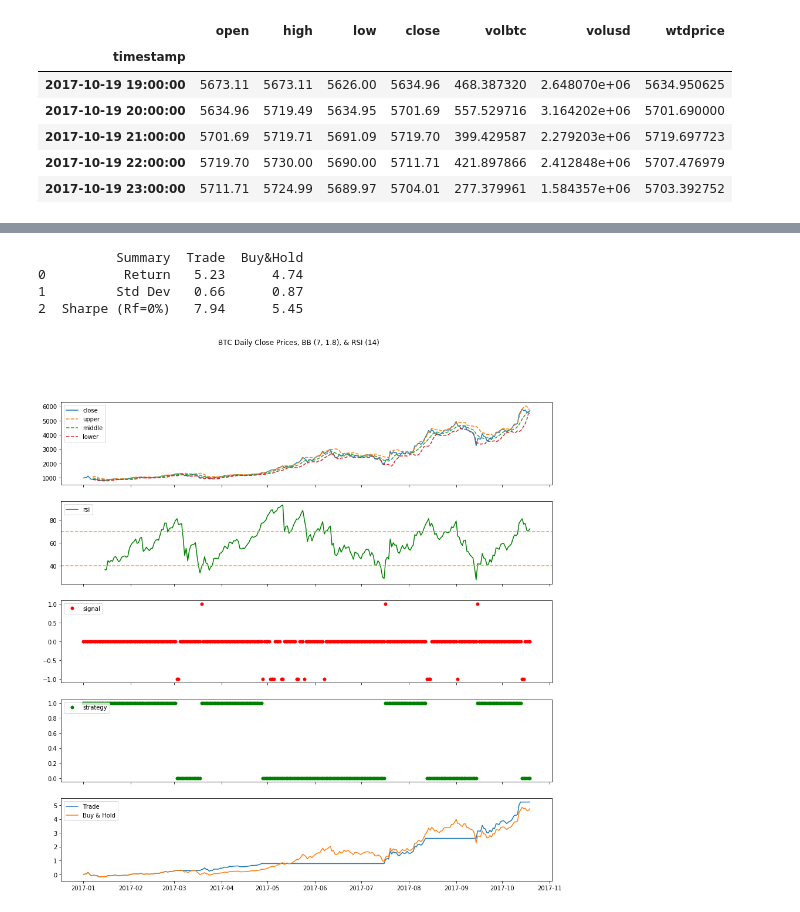
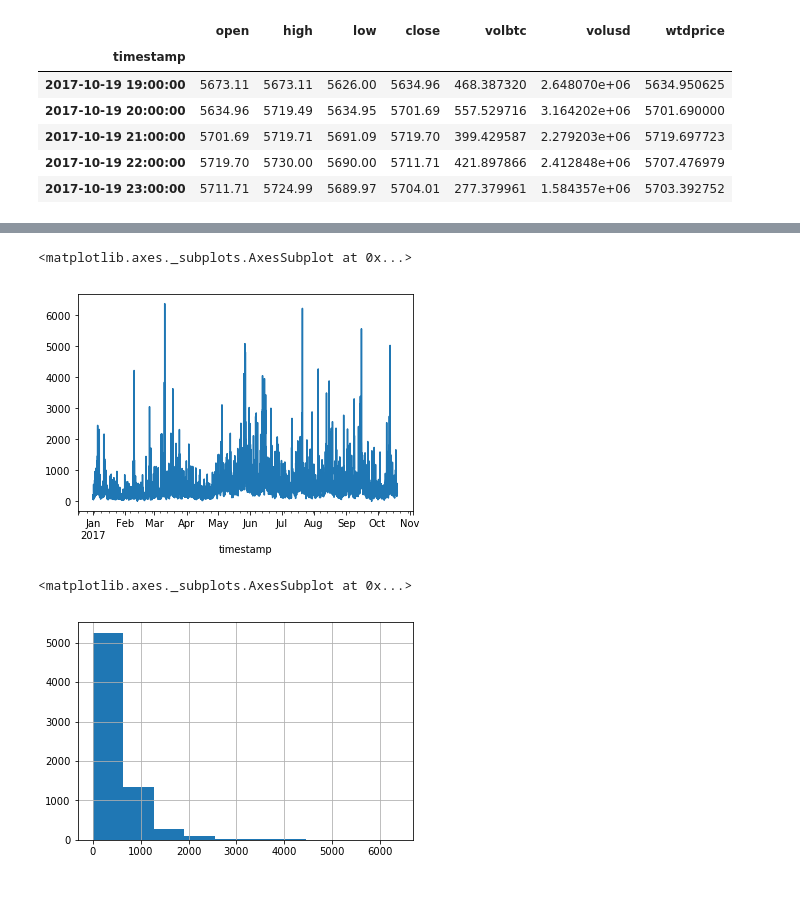
Before and after one commit to pwidhalm/capstone, a Jupyter notebook: code/capstone-v1-mb.ipynb, the cells around one changed output, grey strips where cells are left out. Cells and saved outputs as stored; diff of their text form; code cells hidden in the pictures.

```diff
--- a/code/capstone-v1-mb.ipynb
+++ b/code/capstone-v1-mb.ipynb
@@ -109,63 +49,10 @@ for i, r in enumerate(df.iterrows()):
-# %%
-### ANALYSIS
-# Strategies Daily Returns
-# Bands Crossover Strategy Without Trading Commissions
-df['bb_rsi_returns'] = ((df.close / df.close_lag1) - 1) * df.bb_rsi_str
-df.iloc[0, df.columns.get_loc('bb_rsi_returns')] = 0.0  # no return for the first period
-# Buy and Hold Strategy
-df['bh_returns'] = (df.close / df.close_lag1) - 1
-df.iloc[0, df.columns.get_loc('bh_returns')] = 0.0  # no return for the first period
-
-# Strategies Cumulative Returns
-# Cumulative Returns Calculation
-df['bb_rsi_cum_returns'] = (np.cumprod(df.bb_rsi_returns + 1) - 1)
-df['bh_cum_returns'] = (np.cumprod(df.bh_returns + 1) - 1)
-
-# Strategies Performance Metrics
-# Annualized Returns
-# TODO: look at data to determine what should be used.
-bb_rsi_yr_returns = df.bb_rsi_cum_returns.tail(1).values[0]
-bh_yr_returns = df.bh_cum_returns.tail(1).values[0]
-# Annualized Standard Deviation
-bb_rsi_std = np.std(df.bb_rsi_returns.values) * np.sqrt(365.)  # cryptos trade 365
-bh_std = np.std(df.bh_returns.values) * np.sqrt(365.)
-# Annualized Sharpe Ratio
-bb_rsi_sharpe = bb_rsi_yr_returns / bb_rsi_std
-bh_sharpe = bh_yr_returns / bh_std
-
-# Summary Results Data Table
-summary_df = pd.DataFrame({'Summary': ['Return', 'Std Dev', 'Sharpe (Rf=0%)'],
-                           'Trade': [bb_rsi_yr_returns, bb_rsi_std, bb_rsi_sharpe],
-                           'Buy&Hold': [bh_yr_returns, bh_std, bh_sharpe]})
-summary_df = summary_df[['Summary', 'Trade', 'Buy&Hold']]
-with pd.option_context('display.precision', 2):
-    print(summary_df)
-# %% [output]
-          Summary  Trade  Buy&Hold
-0          Return   5.23      4.74
-1         Std Dev   0.66      0.87
-2  Sharpe (Rf=0%)   7.94      5.45
-# %%
-### CHARTING
-fig1, ax = plt.subplots(5, sharex=True)
-fig1.set_size_inches(15,15)
-ax[0].plot(df.close)
-ax[0].plot(df.bb_up, linestyle='--', label='upper')
-ax[0].plot(df.bb_mid, linestyle='--', label='middle')
-ax[0].plot(df.bb_low, linestyle='--', label='lower')
-ax[0].legend(loc='upper left')
-ax[1].plot(df.rsi, color='green', label='rsi')
-ax[1].axhline(y=70, linestyle='--', color='orange')
-ax[1].axhline(y=40, linestyle='--', color='orange')
-ax[1].legend(loc='upper left')
-ax[2].plot(df.bb_sig, marker='o', markersize=5, linestyle='', label='signal', color='red')
-ax[2].legend(loc='upper left')
-ax[3].plot(df.bb_rsi_str, marker='o', markersize=5, linestyle='', label='strategy', color='green')
-ax[3].legend(loc='upper left')
-ax[4].plot(df.bb_rsi_cum_returns, label='Trade')
-ax[4].plot(df.bh_cum_returns, label='Buy & Hold')
-ax[4].legend(loc='upper left')
-plt.suptitle('BTC Daily Close Prices, BB (7, 1.5), & RSI (14)')
-plt.show()
-# %% [output]
-[figure, removed]
+# %%
+hr_df.volbtc.plot()
+# %% [output]
+<matplotlib.axes._subplots.AxesSubplot at 0x...>
+[figure, added]
+# %%
+hr_df.volbtc.hist()
+# %% [output]
+<matplotlib.axes._subplots.AxesSubplot at 0x...>
+[figure, added]
```
Also changed, not shown: parts of 20 cells of this notebook, 11 other files.
